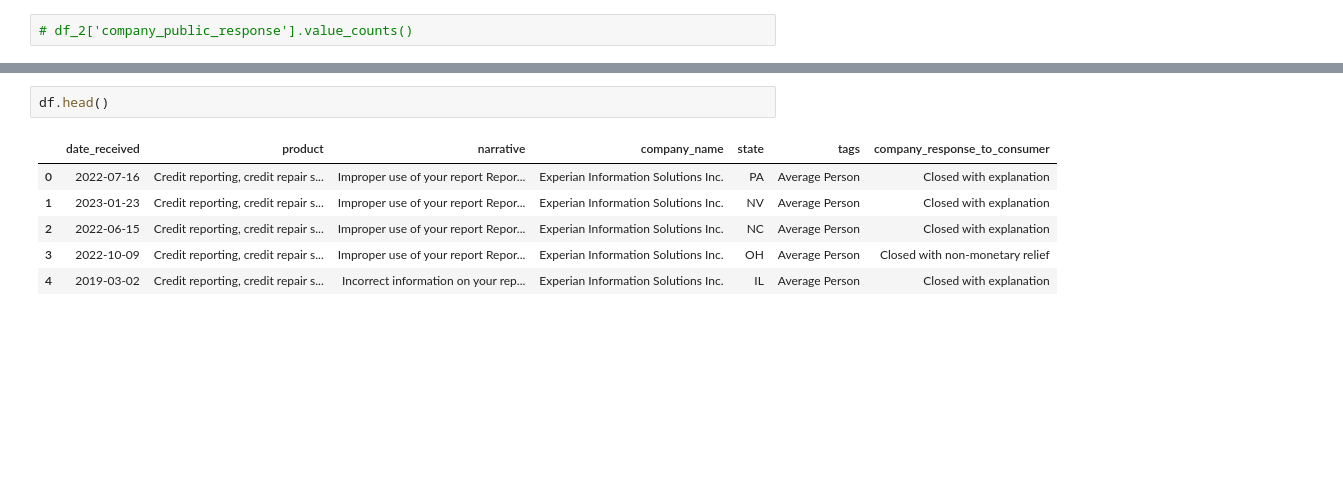
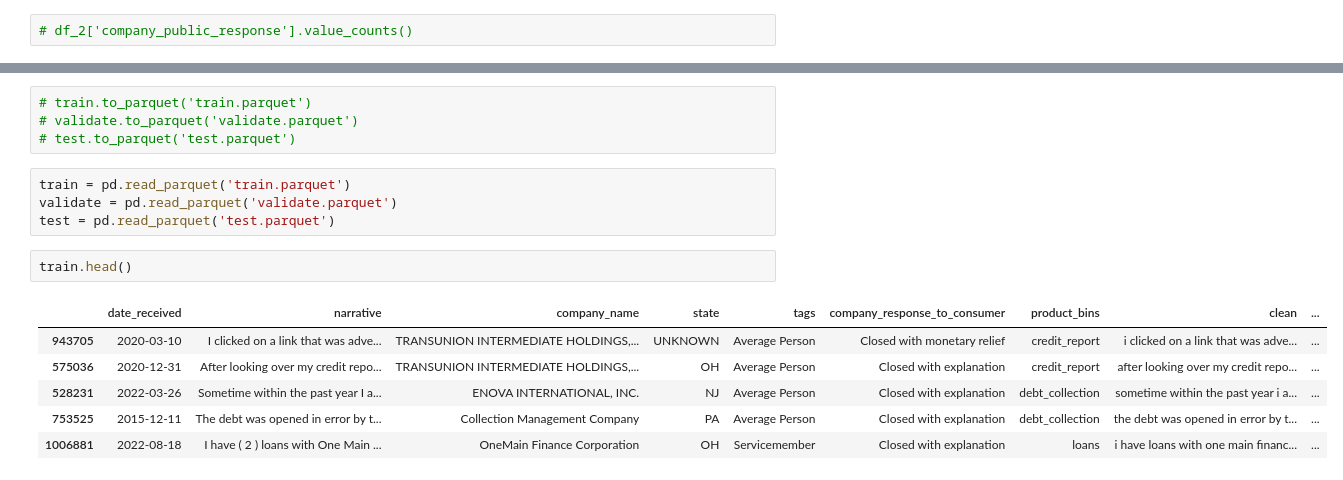
Before and after one commit to DATA-TRAC/consumer-complaint-response, a Jupyter notebook: lugo-capston.ipynb, the cells around one changed output, grey strips where cells are left out. Cells and saved outputs as stored; diff of their text form; blank space fills up the shorter version.

```diff
--- a/lugo-capston.ipynb
+++ b/lugo-capston.ipynb
@@ -192,9 +232,17 @@ df = w.clean_data(df)
+# %%
+# train.to_parquet('train.parquet')
+# validate.to_parquet('validate.parquet')
+# test.to_parquet('test.parquet')
+# %%
+train = pd.read_parquet('train.parquet')
+validate = pd.read_parquet('validate.parquet')
+test = pd.read_parquet('test.parquet')
 # %%
-df.head()
+train.head()
 # %% [output]
-|  | date_received | product | narrative | company_name | state | tags | company_response_to_consumer |
-| 0 | 2022-07-16 | Credit reporting, credit repair s... | Improper use of your report Repor... | Experian Information Solutions Inc. | PA | Average Person | Closed with explanation |
-| 1 | 2023-01-23 | Credit reporting, credit repair s... | Improper use of your report Repor... | Experian Information Solutions Inc. | NV | Average Person | Closed with explanation |
-| 2 | 2022-06-15 | Credit reporting, credit repair s... | Improper use of your report Repor... | Experian Information Solutions Inc. | NC | Average Person | Closed with explanation |
-| 3 | 2022-10-09 | Credit reporting, credit repair s... | Improper use of your report Repor... | Experian Information Solutions Inc. | OH | Average Person | Closed with non-monetary relief |
-| 4 | 2019-03-02 | Credit reporting, credit repair s... | Incorrect information on your rep... | Experian Information Solutions Inc. | IL | Average Person | Closed with explanation |
+|  | date_received | narrative | company_name | state | tags | company_response_to_consumer | product_bins | clean | ... |
+| 943705 | 2020-03-10 | I clicked on a link that was adve... | TRANSUNION INTERMEDIATE HOLDINGS,... | UNKNOWN | Average Person | Closed with monetary relief | credit_report | i clicked on a link that was adve... | ... |
+| 575036 | 2020-12-31 | After looking over my credit repo... | TRANSUNION INTERMEDIATE HOLDINGS,... | OH | Average Person | Closed with explanation | credit_report | after looking over my credit repo... | ... |
+| 528231 | 2022-03-26 | Sometime within the past year I a... | ENOVA INTERNATIONAL, INC. | NJ | Average Person | Closed with explanation | debt_collection | sometime within the past year i a... | ... |
+| 753525 | 2015-12-11 | The debt was opened in error by t... | Collection Management Company | PA | Average Person | Closed with explanation | debt_collection | the debt was opened in error by t... | ... |
+| 1006881 | 2022-08-18 | I have ( 2 ) loans with One Main ... | OneMain Finance Corporation | OH | Servicemember | Closed with explanation | loans | i have loans with one main financ... | ... |
```
Also changed, not shown: parts of 78 cells of this notebook.
